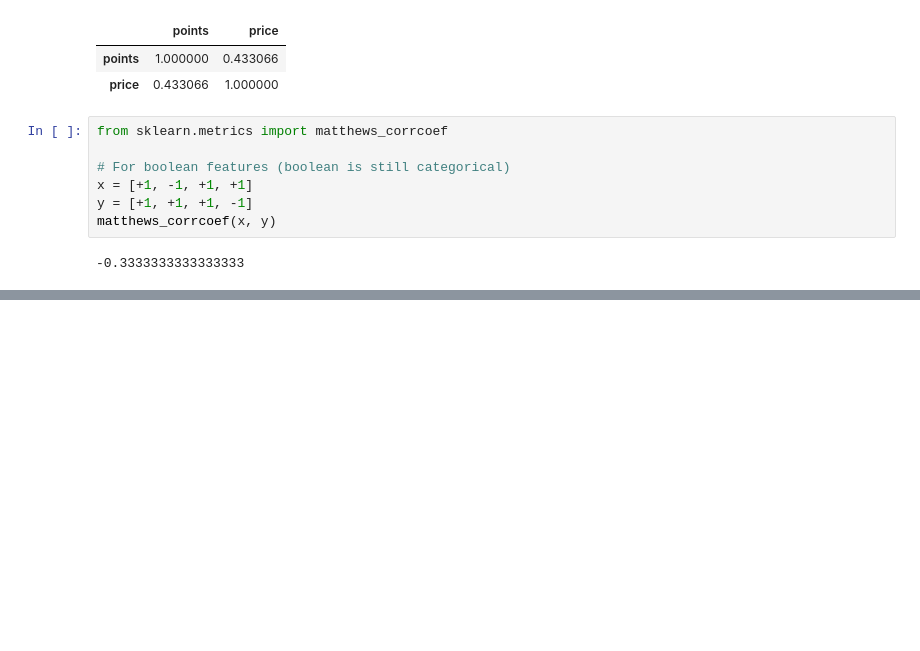
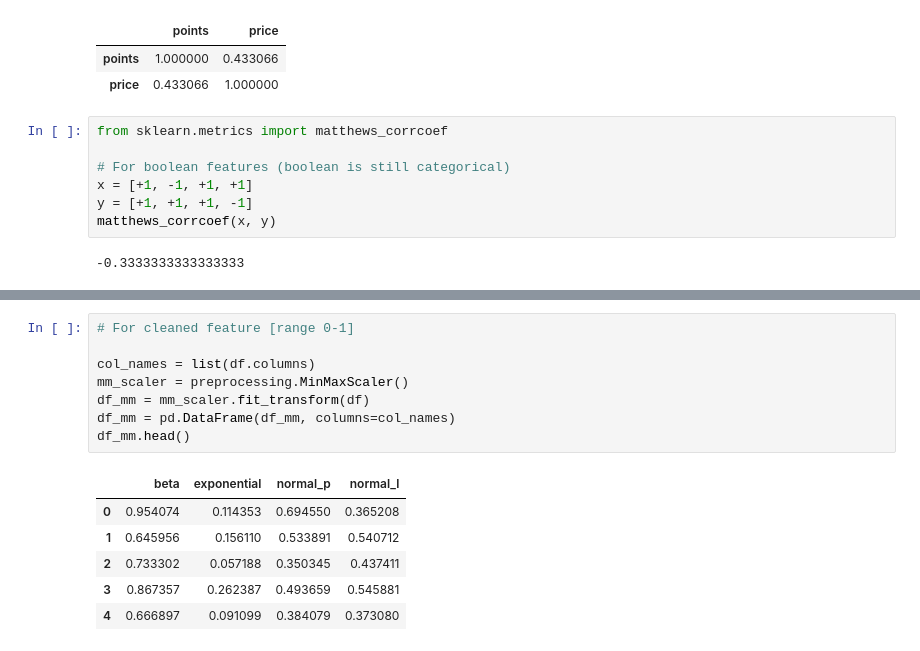
Before and after one commit to thetitorenko/ds_stuff, a Jupyter notebook: eda/eda.ipynb, the cells around one changed output, grey strips where cells are left out. Drawn from its saved outputs; the diff is of its cells as text; blank space fills up the shorter version.

```diff
--- a/eda/eda.ipynb
+++ b/eda/eda.ipynb
@@ -130,0 +160,15 @@ get_correlation(df, num_cols, multicorr_edge=0.3, heatmap=True);
+# %%
+# For cleaned feature [range 0-1]
+
+col_names = list(df.columns)
+mm_scaler = preprocessing.MinMaxScaler()
+df_mm = mm_scaler.fit_transform(df)
+df_mm = pd.DataFrame(df_mm, columns=col_names)
+df_mm.head()
+# %% [output]
+|  | beta | exponential | normal_p | normal_l |
+| 0 | 0.954074 | 0.114353 | 0.694550 | 0.365208 |
+| 1 | 0.645956 | 0.156110 | 0.533891 | 0.540712 |
+| 2 | 0.733302 | 0.057188 | 0.350345 | 0.437411 |
+| 3 | 0.867357 | 0.262387 | 0.493659 | 0.545881 |
+| 4 | 0.666897 | 0.091099 | 0.384079 | 0.373080 |
```
Also changed, not shown: parts of 16 cells of this notebook, 2 other files.
